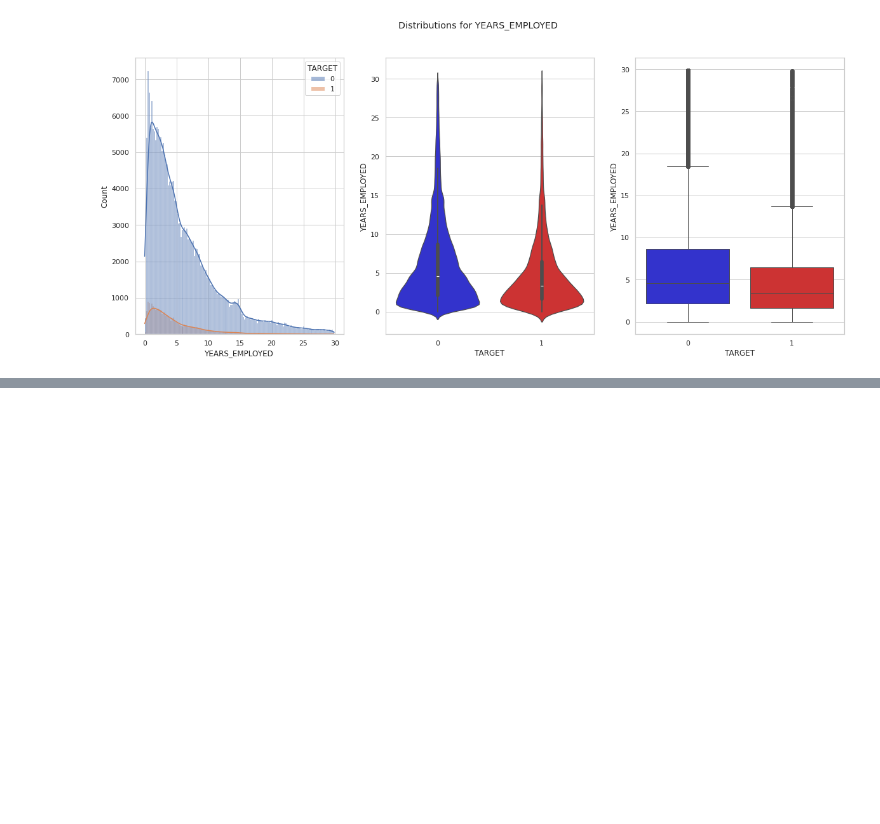
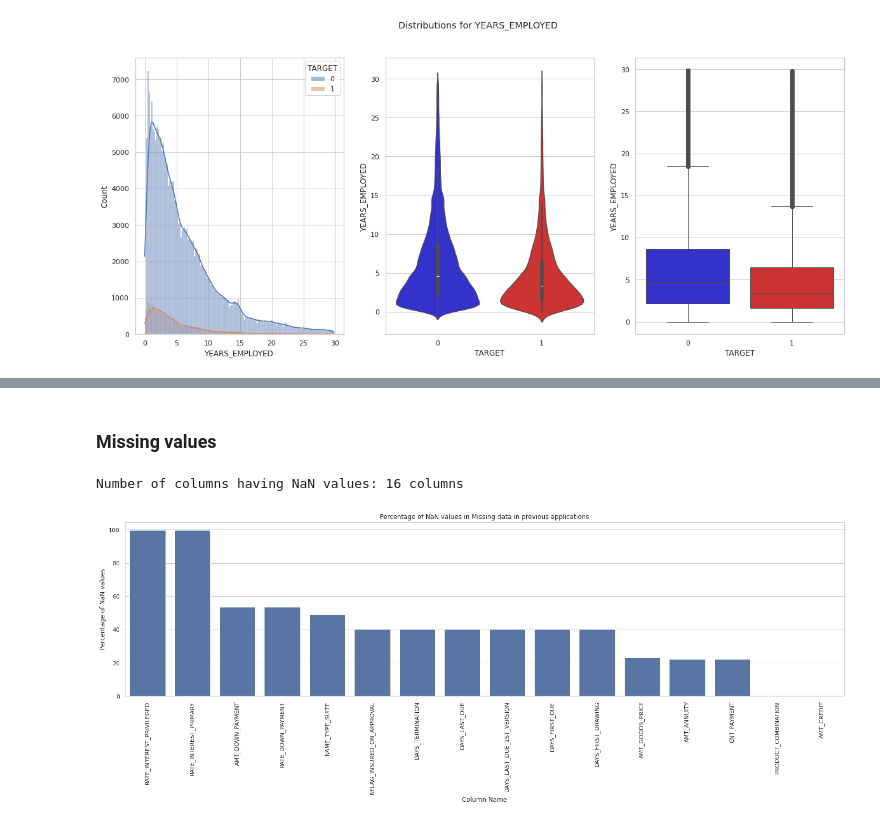
Before and after one commit to stanislavlia/msds_cred_scoring, a Jupyter notebook: EDA.ipynb, the cells around one changed output, grey strips where cells are left out. Saved outputs shown, nothing was run; the diff lists cells and outputs as text; code cells hidden in the pictures; blank space fills up the shorter version.

```diff
--- a/EDA.ipynb
+++ b/EDA.ipynb
@@ -763,0 +727,2 @@ plot_continuous_variables(application_train_df, "YEARS_EMPLOYED", plots=["distpl
+# %%
+prev_application_df = pd.read_csv("data/previous_application.csv")
@@ -763,0 +760,7 @@ plot_continuous_variables(application_train_df, "YEARS_EMPLOYED", plots=["distpl
+# %% [markdown]
+### Missing values
+# %%
+plot_nan_percent(nan_df_create(prev_application_df), "Missing data in previous applications")
+# %% [output]
+Number of columns having NaN values: 16 columns
+[figure, added]
```
Also changed, not shown: parts of 19 cells of this notebook.
